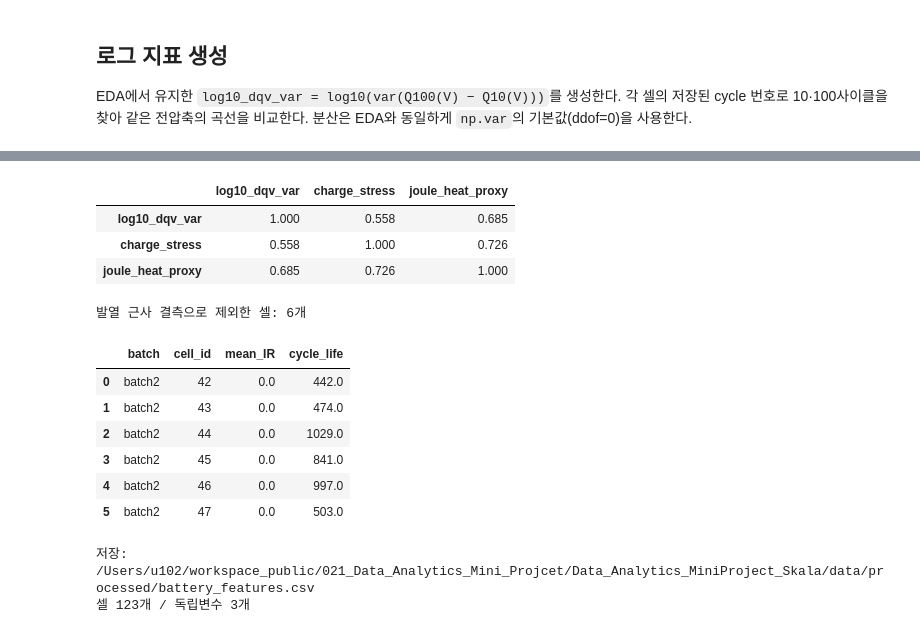
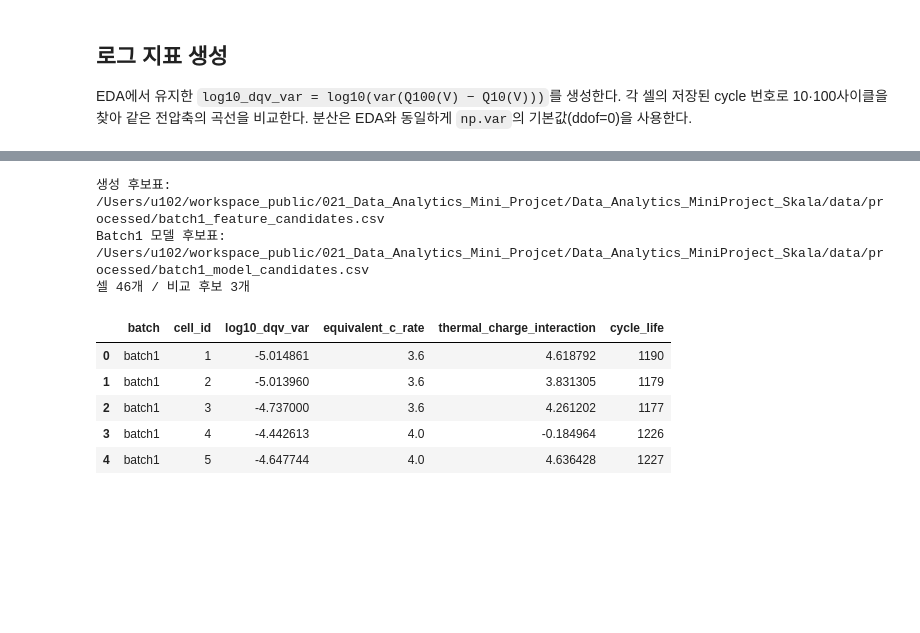
Before and after one commit to chubuzu/Data_Analytics_MiniProject_Skala, a Jupyter notebook: notebooks/03_feature_engineering.ipynb, the cells around one changed output, grey strips where cells are left out. Drawn from its saved outputs; the diff is of its cells as text; code cells hidden in the pictures; blank space fills up the shorter version.

```diff
--- a/notebooks/03_feature_engineering.ipynb
+++ b/notebooks/03_feature_engineering.ipynb
@@ -21,7 +17,7 @@ from IPython.display import display
 
 ROOT = Path.cwd().parent if Path.cwd().name == "notebooks" else Path.cwd()
 DATA = ROOT / "data" / "processed"
-BATCHES = ["batch1", "batch2", "batch3"]
+BATCHES = ["batch1"]
 KEYS = ["batch", "cell_id"]
 EARLY_END = 100
 
@@ -36,4 +32,5 @@ assert not summary.duplicated(KEYS + ["cycle"]).any()
 known = all_cells.dropna(subset=["cycle_life"]).copy()
 assert np.isfinite(known["cycle_life"]).all() and known["cycle_life"].gt(EARLY_END).all()
 print(f"전체 {len(all_cells)}개 중 수명 확인 {len(known)}개 사용")
+assert set(known["batch"]) == {"batch1"} and len(known) == 46
 # %% [output]
@@ -108,9 +104,9 @@ assert np.isfinite(candidate_features.drop(columns=KEYS).to_numpy()).all()
 # %%
-dropped_features = ["mean_Tavg", "mean_Tmax"]
-base_features = ["first_c_rate", "switch_soc", "second_c_rate", "mean_QCharge",
-                 "mean_QDischarge", "mean_IR", "mean_Tmin", "mean_chargetime", "log10_dqv_var"]
-base_data = candidate_features.drop(columns=dropped_features).sort_values(KEYS).reset_index(drop=True)
-base_data = base_data[KEYS + base_features + ["cycle_life"]]
+dropped_features = ["switch_soc", "mean_Tmin", "mean_Tmax"]
+base_features = ["first_c_rate", "second_c_rate", "mean_QCharge", "mean_QDischarge",
+                 "mean_IR", "mean_Tavg", "mean_chargetime", "log10_dqv_var"]
+base_data = candidate_features[KEYS + base_features + ["cycle_life"]].sort_values(KEYS).reset_index(drop=True)
+generation_inputs = candidate_features[KEYS + ["switch_soc"]].copy()
 assert len(base_data) == len(known) and not base_data.duplicated(KEYS).any()
 assert np.isfinite(base_data[base_features + ["cycle_life"]].to_numpy()).all()
 assert not set(dropped_features) & set(base_data.columns)
@@ -264,40 +289,31 @@ display(domain_strong_pairs.round(3))
 # %%
-feature_columns = ["log10_dqv_var", "charge_stress", "joule_heat_proxy"]
-missing = domain_data[feature_columns].isna().any(axis=1)
-excluded = domain_data.loc[missing, KEYS + ["mean_IR", "cycle_life"]]
-model_data = domain_data.loc[~missing, KEYS + feature_columns + ["cycle_life"]].reset_index(drop=True)
-assert len(model_data) + len(excluded) == len(known)
-assert not model_data.duplicated(KEYS).any()
-assert np.isfinite(model_data[feature_columns + ["cycle_life"]].to_numpy()).all()
-assert len(feature_columns) == 3
-assert excluded["mean_IR"].eq(0).all()
+# 생성 재료를 포함한 후보표와 모델 비교용 세 후보를 따로 저장한다.
+preview_path = DATA / "batch1_feature_candidates.csv"
+preview = domain_data[KEYS + base_features + ["switch_soc"] + domain_features + ["cycle_life"]].copy()
+assert len(preview) == 46 and set(preview["batch"]) == {"batch1"}
+assert not preview.duplicated(KEYS).any()
+assert np.isfinite(preview.drop(columns=KEYS).to_numpy()).all()
+preview.to_csv(preview_path, index=False)
+pd.testing.assert_frame_equal(pd.read_csv(preview_path), preview, check_dtype=False)
 
-final_corr = model_data[feature_columns].corr()
-display(final_corr.round(3))
-assert np.abs(final_corr.to_numpy()[np.triu_indices(3, k=1)]).max() < 0.8
-print(f"발열 근사 결측으로 제외한 셀: {len(excluded)}개")
-display(excluded.reset_index(drop=True))
-
-output_path = DATA / "battery_features.csv"
-model_data.to_csv(output_path, index=False)
-saved = pd.read_csv(output_path)
-pd.testing.assert_frame_equal(saved, model_data, check_dtype=False)
-print(f"저장: {output_path}")
-print(f"셀 {len(model_data)}개 / 독립변수 {len(feature_columns)}개")
-display(model_data.groupby("batch").size().rename("n_cells"))
+model_candidates = ["log10_dqv_var", "equivalent_c_rate", "thermal_charge_interaction"]
+model_data = domain_data[KEYS + model_candidates + ["cycle_life"]].copy()
+assert np.isfinite(model_data[model_candidates + ["cycle_life"]].to_numpy()).all()
+assert not set(["charge_stress", "joule_heat_proxy", "mean_Tavg", "switch_soc"]) & set(model_candidates)
+model_path = DATA / "batch1_model_candidates.csv"
+model_data.to_csv(model_path, index=False)
+pd.testing.assert_frame_equal(pd.read_csv(model_path), model_data, check_dtype=False)
+print(f"생성 후보표: {preview_path}")
+print(f"Batch1 모델 후보표: {model_path}")
+print(f"셀 {len(model_data)}개 / 비교 후보 {len(model_candidates)}개")
 display(model_data.head())
 # %% [output]
+생성 후보표: /Users/u102/workspace_public/021_Data_Analytics_Mini_Projcet/Data_Analytics_MiniProject_Skala/data/processed/batch1_feature_candidates.csv
+Batch1 모델 후보표: /Users/u102/workspace_public/021_Data_Analytics_Mini_Projcet/Data_Analytics_MiniProject_Skala/data/processed/batch1_model_candidates.csv
+셀 46개 / 비교 후보 3개
-|  | log10_dqv_var | charge_stress | joule_heat_proxy |
-| log10_dqv_var | 1.000 | 0.558 | 0.685 |
-| charge_stress | 0.558 | 1.000 | 0.726 |
-| joule_heat_proxy | 0.685 | 0.726 | 1.000 |
+|  | batch | cell_id | log10_dqv_var | equivalent_c_rate | thermal_charge_interaction | cycle_life |
+| 0 | batch1 | 1 | -5.014861 | 3.6 | 4.618792 | 1190 |
+| 1 | batch1 | 2 | -5.013960 | 3.6 | 3.831305 | 1179 |
+| 2 | batch1 | 3 | -4.737000 | 3.6 | 4.261202 | 1177 |
+| 3 | batch1 | 4 | -4.442613 | 4.0 | -0.184964 | 1226 |
+| 4 | batch1 | 5 | -4.647744 | 4.0 | 4.636428 | 1227 |
-발열 근사 결측으로 제외한 셀: 6개
-|  | batch | cell_id | mean_IR | cycle_life |
-| 0 | batch2 | 42 | 0.0 | 442.0 |
-| 1 | batch2 | 43 | 0.0 | 474.0 |
-| 2 | batch2 | 44 | 0.0 | 1029.0 |
-| 3 | batch2 | 45 | 0.0 | 841.0 |
-| 4 | batch2 | 46 | 0.0 | 997.0 |
-| 5 | batch2 | 47 | 0.0 | 503.0 |
-저장: /Users/u102/workspace_public/021_Data_Analytics_Mini_Projcet/Data_Analytics_MiniProject_Skala/data/processed/battery_features.csv
-셀 123개 / 독립변수 3개
```
Also changed, not shown: parts of 11 cells of this notebook, 20 other files.
